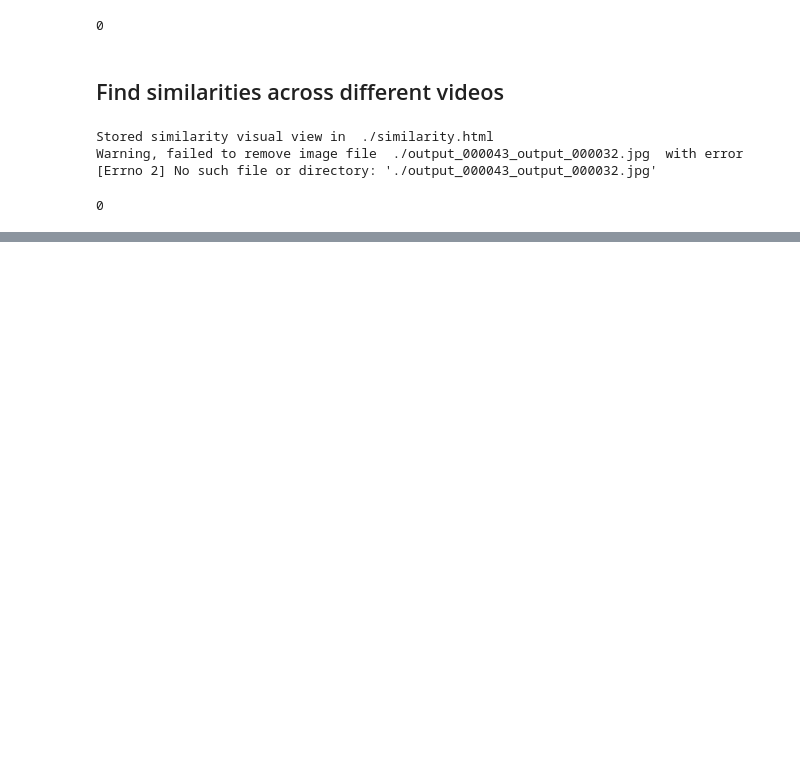
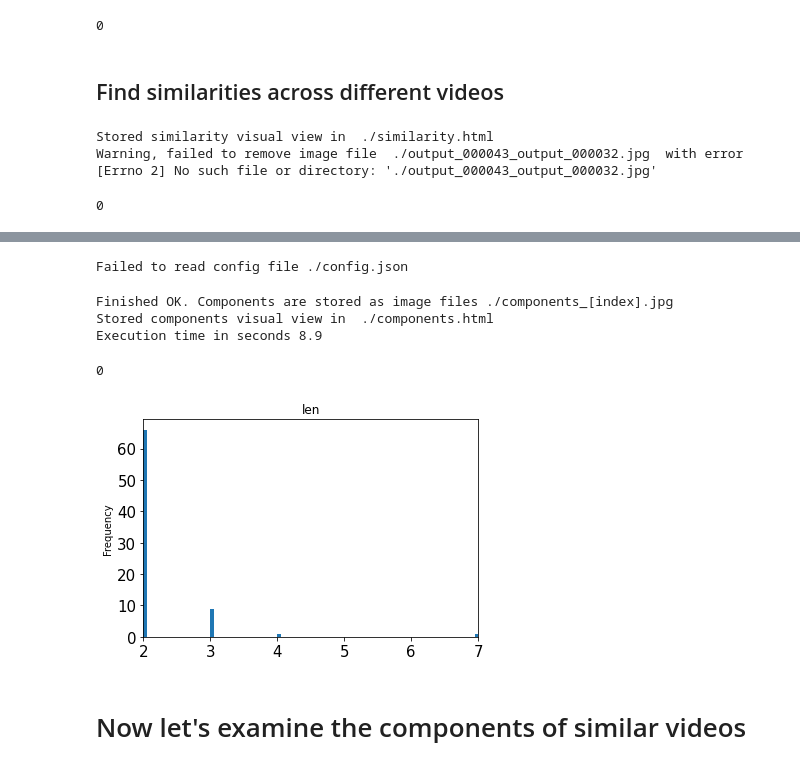
Before and after one commit to visual-layer/fastdup, a Jupyter notebook: examples/fastdup_video.ipynb, the cells around one changed output, grey strips where cells are left out. Drawn from its saved outputs; the diff is of its cells as text; code cells hidden in the pictures; blank space fills up the shorter version.

```diff
--- a/examples/fastdup_video.ipynb
+++ b/examples/fastdup_video.ipynb
@@ -63,6 +60,6 @@ The wurlitzer extension is already loaded. To reload it, use:
 !rm -fr out
 # run fastdup to extract key frames from video. num_images=3 means we run on the first 3 videos.
 import fastdup
-fastdup.run('index-videos', work_dir='out',verbose=0, run_mode=1, nearest_neighbors_k=10)
+fastdup.run('index-videos', work_dir='out',verbose=0, run_mode=1, nearest_neighbors_k=10,threshold=0.8, turi_param='ccthreshold=0.85')
 # %% [output]
 FastDup Software, (C) copyright 2022 Dr. Amir Alush and Dr. Danny Bickson.
@@ -73,6 +71,6 @@ Found total 24 videos to run on
 ## Build nearest neighbor model
 # %%
 
-fastdup.run('index-videos', work_dir='out', run_mode=2, nearest_neighbors_k=30, threshold=0.8)
+fastdup.run('index-videos', work_dir='out', run_mode=2, nearest_neighbors_k=10,threshold=0.8, turi_param='ccthreshold=0.85')
 # %% [output]
 FastDup Software, (C) copyright 2022 Dr. Amir Alush and Dr. Danny Bickson.
@@ -107,3 +105,14 @@ from IPython.display import HTML
 HTML('similarity.html')
 # %% [output]
 [interactive output not drawn]
+# %%
+fastdup.create_component_videos_gallery('out','.')
+# %% [output]
+Failed to read config file ./config.json
+Finished OK. Components are stored as image files ./components_[index].jpg
+Stored components visual view in  ./components.html
+Execution time in seconds 8.9
+0
+[figure, added]
+# %% [markdown]
+# Now let's examine the components of similar videos
```
Also changed, not shown: parts of 12 cells of this notebook.
